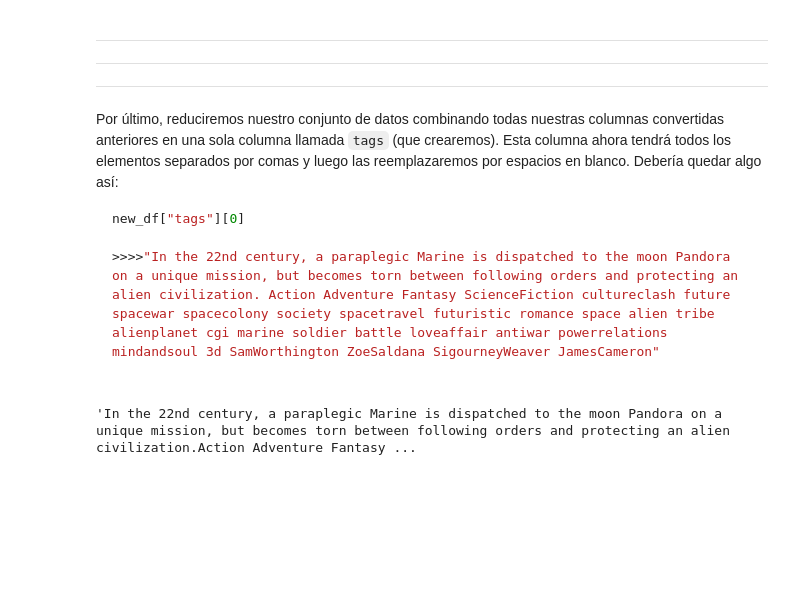
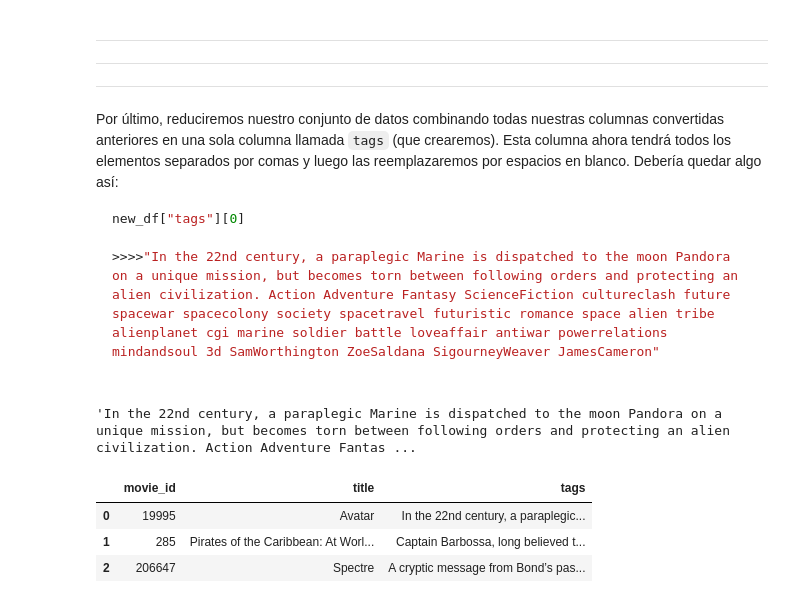
Before and after one commit to FerminRomeroBleda/Fermin-Romero-KNN, a Jupyter notebook: src/explore.ipynb, the cells around one changed output. Saved outputs shown, nothing was run; the diff lists cells and outputs as text; code cells hidden in the pictures; blank space fills up the shorter version.

Commit message:
final_table

```diff
--- a/src/explore.ipynb
+++ b/src/explore.ipynb
@@ -394,6 +396,8 @@ Name: crew, Length: 4547, dtype: object
 ---
 
 columna `overview` convertirla en lista
+# %%
+final_table = modified_table.copy()
 # %%
 # modified_table["overview"] = modified_table["overview"].apply(lambda x: [str(x)])
 # %%
@@ -420,8 +422,20 @@ modified_table["tags"] = modified_table["overview"] + modified_table["genres"] +
-# %%
-modified_table.loc[0, "tags"]
-
-'''
-REVISAR PORQUE CREO QUE HAY ALGUNOS ESPACIOS QUE NO ESTÁN BIEN COLOCADOS
-'''
-# %% [output]
-'In the 22nd century, a paraplegic Marine is dispatched to the moon Pandora on a unique mission, but becomes torn between following orders and protecting an alien civilization.Action Adventure Fantasy ...
+# %%
+# Creamos una columna nueva y su contenido estará formado por:
+# La concatenación de varias columnas separadas por un espacio
+
+final_table["tags"] = final_table["overview"] + ' ' + final_table["genres"] + ' ' +  final_table["keywords"] + ' ' +  final_table["cast"] + ' ' +  final_table["crew"]
+# %%
+final_table.loc[0, "tags"]
+# %% [output]
+'In the 22nd century, a paraplegic Marine is dispatched to the moon Pandora on a unique mission, but becomes torn between following orders and protecting an alien civilization. Action Adventure Fantas ...
+# %%
+# dropeamos las columnas sobrantes
+
+final_table.drop(columns = ["overview", "genres", "keywords", "cast", "crew"], inplace = True)
+# %%
+final_table.head(3)
+# %% [output]
+|  | movie_id | title | tags |
+| 0 | 19995 | Avatar | In the 22nd century, a paraplegic... |
+| 1 | 285 | Pirates of the Caribbean: At Worl... | Captain Barbossa, long believed t... |
+| 2 | 206647 | Spectre | A cryptic message from Bond’s pas... |
```
Also changed, not shown: parts of 9 cells of this notebook, 2 other files.
